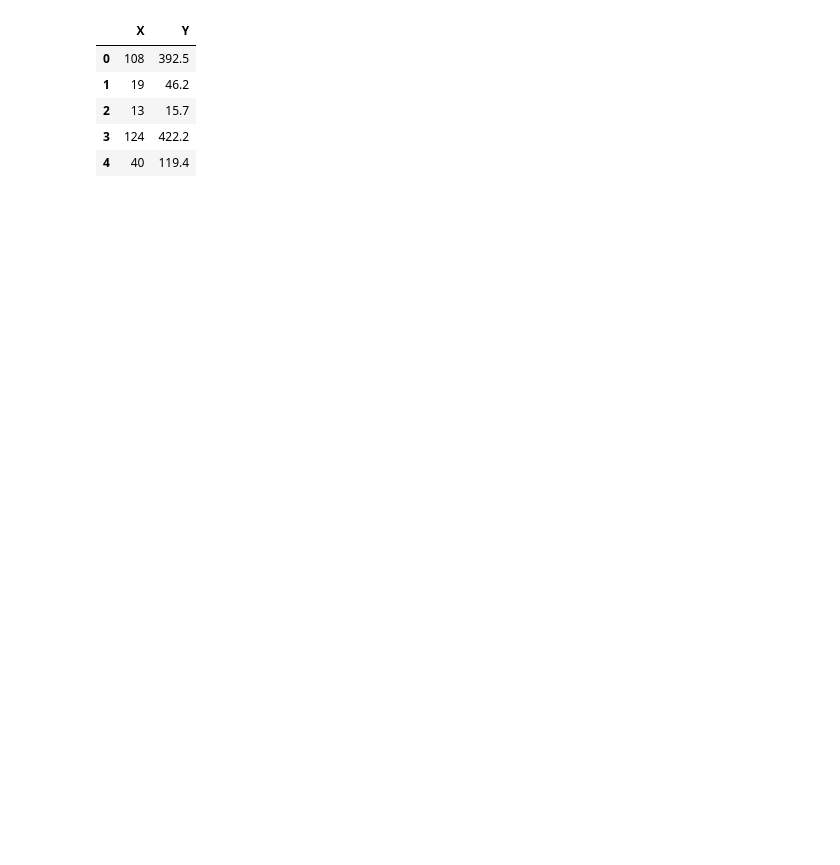
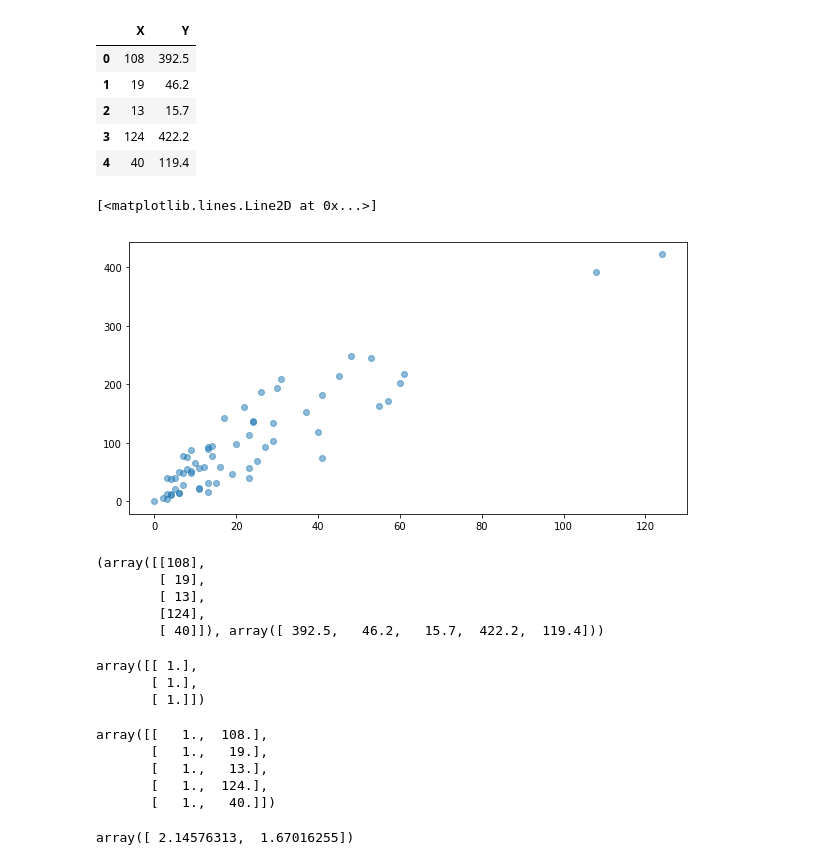
Before and after one commit to alstn2468/Python_For_Machine_Learning, a Jupyter notebook: Chapter.7/6.ipynb, the cells around one changed output. Saved outputs shown, nothing was run; the diff lists cells and outputs as text; code cells hidden in the pictures; blank space fills up the shorter version.

```diff
--- a/Chapter.7/6.ipynb
+++ b/Chapter.7/6.ipynb
@@ -17,3 +20,40 @@ df.head()
 | 2 | 13 | 15.7 |
 | 3 | 124 | 422.2 |
 | 4 | 40 | 119.4 |
+# %%
+raw_X = df['X'].values.reshape(-1, 1)
+y = df['Y'].values
+# %%
+plt.figure(figsize = (10, 5))
+plt.plot(raw_X, y, 'o', alpha = 0.5)
+# %% [output]
+[<matplotlib.lines.Line2D at 0x...>]
+[figure, added]
+# %%
+raw_X[:5], y[:5]
+# %% [output]
+(array([[108],
+        [ 19],
+        [ 13],
+        [124],
+        [ 40]]), array([ 392.5,   46.2,   15.7,  422.2,  119.4]))
+# %%
+np.ones((len(raw_X), 1))[:3]
+# %% [output]
+array([[ 1.],
+       [ 1.],
+       [ 1.]])
+# %%
+X = np.concatenate((np.ones((len(raw_X), 1)), raw_X), axis = 1)
+X[:5]
+# %% [output]
+array([[   1.,  108.],
+       [   1.,   19.],
+       [   1.,   13.],
+       [   1.,  124.],
+       [   1.,   40.]])
+# %%
+w = np.random.normal((2, 1))
+w
+# %% [output]
+array([ 2.14576313,  1.67016255])
```
Also changed, not shown: parts of 22 cells of this notebook.
